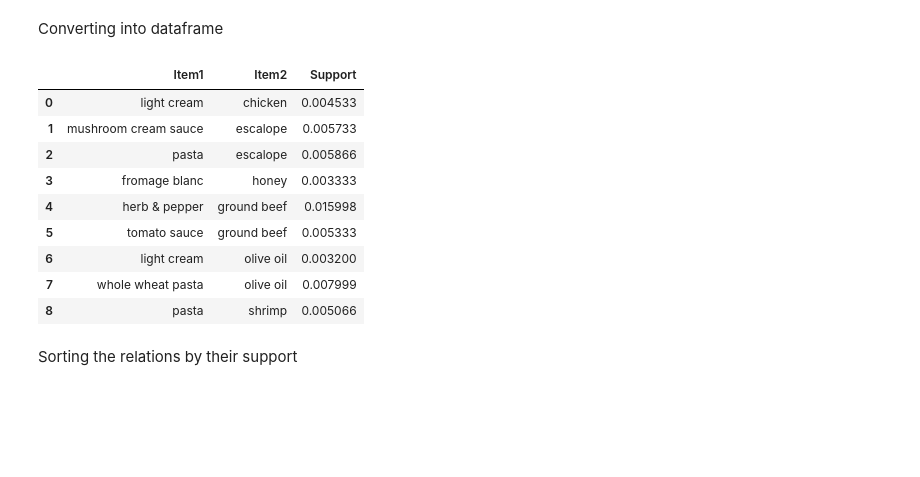
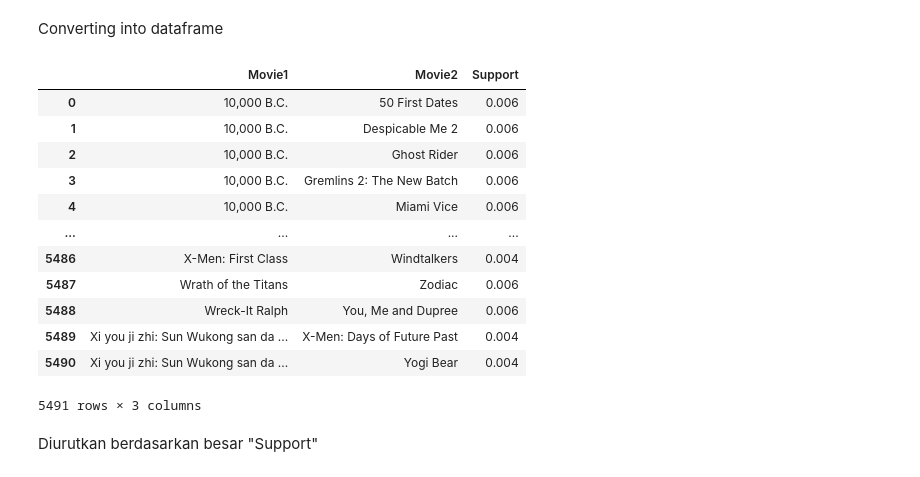
Before and after one commit to furqoncreative/data-mining-eclat, a Jupyter notebook: EclatMovie.ipynb, the cells around one changed output. Drawn from its saved outputs; the diff is of its cells as text; code cells hidden in the pictures; blank space fills up the shorter version.

```diff
--- a/EclatMovie.ipynb
+++ b/EclatMovie.ipynb
@@ -44,5 +34,5 @@ Converting the dataframe into a list of lists, as required by the apriori algori
 # %%
-transactions=[]
-for i in range(0,7501):
-    transactions.append([str(dataset.values[i,j]) for j in range(0,20)])
+movieData=[]
+for i in range(0,5043):
+    movieData.append([str(dataset.values[i,j]) for j in range(0,28)])
 # %%
@@ -67,0 +64,21 @@ transactions[:2]
+# %%
+def getNextMovie(s):
+    for i in range(0,5043):
+      if (movieData)[i][10] == s[10] or (movieData)[i][9] == s[1] or (movieData)[i][9] == s[9]:
+        if movieData[i][11] != s[11]:
+          return movieData[i]
+        else:
+          return random.choice(movieData)
+      else:
+        return random.choice(movieData)
+# %%
+movieTransactions=[]
+userTransactions=[]
+for i in range(0,5043):
+    firtsMovie = (random.choice(movieData))
+    userTransactions.append([])
+    movieTransactions.append([])
+    movieTransactions[i].append(getNextMovie(firtsMovie))
+    for j in range(0,30):
+      movieTransactions[i].append(getNextMovie(movieTransactions[i][j]))
+      userTransactions[i].append(movieTransactions[i][j][11].replace(u'\xa0', u''))
@@ -68,8 +105,12 @@ transactions[:2]
 # %% [markdown]
 ## Training the Eclat model
 # %%
+# min_support = film ditonton 1x sehari * 30 hari / 5000 user = 0.006
+# min_confidence: setidaknya 20%
+# min_lift = 3
+
 from apyori import apriori
-rules=apriori(transactions,min_support=0.003,min_confidence=0.2,min_lift=3,min_length=2,max_length=2)
+rules=apriori(userTransactions,min_support=0.006,min_confidence=0.2,min_lift=3,min_length=3,max_length=3)
 # %% [markdown]
 List of observed rules can be seen below:
 # %%
@@ -99,21 +148,24 @@ columns=list(zip(lhs,rhs,support))
 Converting into dataframe
 # %%
 result_df=pd.DataFrame(columns)
-result_df.columns=['Item1','Item2','Support']
+result_df.columns=['Film yang dipilih','Recomendasi 1','Rejomenasi 2''Support']
 result_df
 # %% [output]
-|  | Item1 | Item2 | Support |
-| 0 | light cream | chicken | 0.004533 |
-| 1 | mushroom cream sauce | escalope | 0.005733 |
-| 2 | pasta | escalope | 0.005866 |
-| 3 | fromage blanc | honey | 0.003333 |
-| 4 | herb & pepper | ground beef | 0.015998 |
-| 5 | tomato sauce | ground beef | 0.005333 |
-| 6 | light cream | olive oil | 0.003200 |
-| 7 | whole wheat pasta | olive oil | 0.007999 |
-| 8 | pasta | shrimp | 0.005066 |
+|  | Movie1 | Movie2 | Support |
+| 0 | 10,000 B.C. | 50 First Dates | 0.006 |
+| 1 | 10,000 B.C. | Despicable Me 2 | 0.006 |
+| 2 | 10,000 B.C. | Ghost Rider | 0.006 |
+| 3 | 10,000 B.C. | Gremlins 2: The New Batch | 0.006 |
+| 4 | 10,000 B.C. | Miami Vice | 0.006 |
+| ... | ... | ... | ... |
+| 5486 | X-Men: First Class | Windtalkers | 0.004 |
+| 5487 | Wrath of the Titans | Zodiac | 0.006 |
+| 5488 | Wreck-It Ralph | You, Me and Dupree | 0.006 |
+| 5489 | Xi you ji zhi: Sun Wukong san da ... | X-Men: Days of Future Past | 0.004 |
+| 5490 | Xi you ji zhi: Sun Wukong san da ... | Yogi Bear | 0.004 |
+5491 rows × 3 columns
-# %% [markdown]
-Sorting the relations by their support
+# %% [markdown]
+Diurutkan berdasarkan besar "Support"
 # %%
 result_df=result_df.sort_values('Support',ascending=False)
 result_df
```
Also changed, not shown: parts of 17 cells of this notebook.
